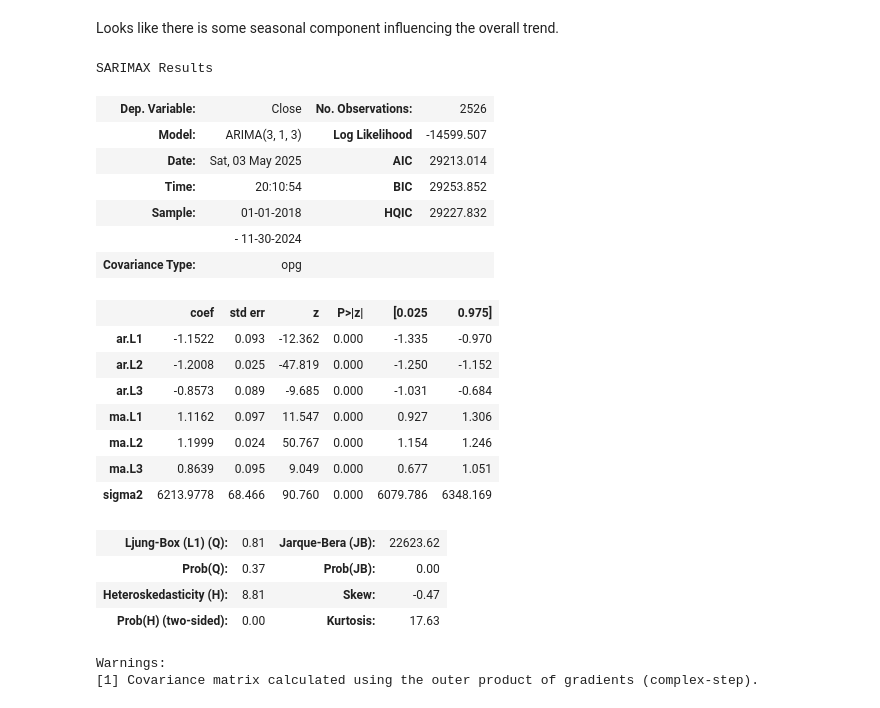
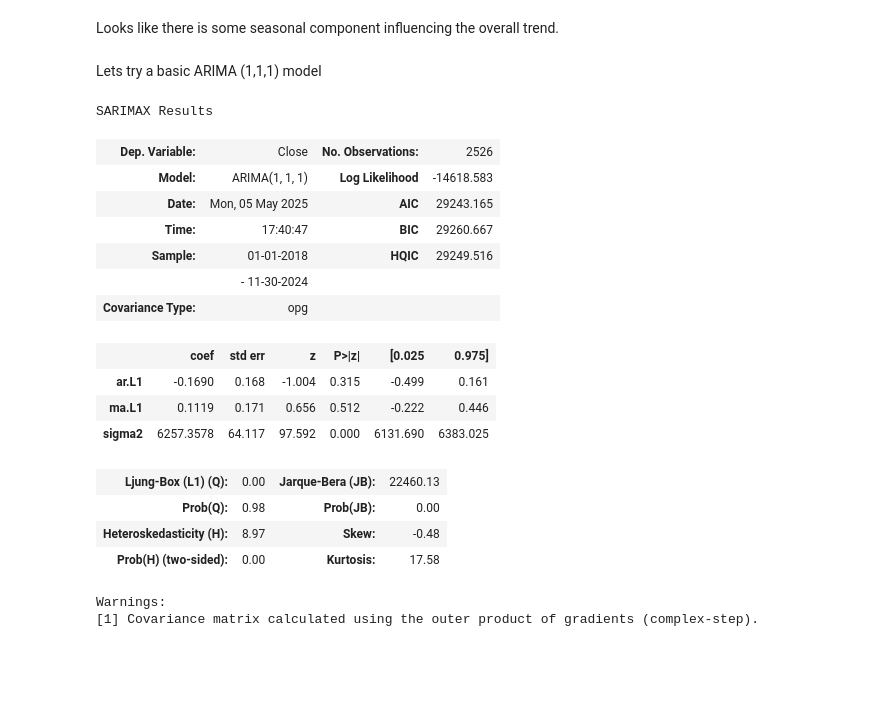
Before and after one commit to STBreeze/Ethereum-Time-Series-Analysis-ARIMA-ARCH-Forecasting, a Jupyter notebook: Ethereum Stock Price Prediction using ARIMA.ipynb, the cells around one changed output. Drawn from its saved outputs; the diff is of its cells as text; code cells hidden in the pictures; blank space fills up the shorter version.

```diff
--- a/Ethereum Stock Price Prediction using ARIMA.ipynb
+++ b/Ethereum Stock Price Prediction using ARIMA.ipynb
@@ -286,31 +296,29 @@ Looks like there is some seasonal component influencing the overall trend.
 # %%
 train_data = data[data.index < '2024-12-01']['Close']
 test_data = data[data.index >= '2024-12-01']['Close']
+# %% [markdown]
+Lets try a basic ARIMA (1,1,1) model
 # %%
-arima = ARIMA(train_data, order=(3,1,3))
+arima = ARIMA(train_data, order=(1,1,1))
 model_fit = arima.fit()
 model_fit.summary()
 # %% [output]
 SARIMAX Results
 | Dep. Variable: | Close | No. Observations: | 2526 |
-| Model: | ARIMA(3, 1, 3) | Log Likelihood | -14599.507 |
-| Date: | Sat, 03 May 2025 | AIC | 29213.014 |
-| Time: | 20:10:54 | BIC | 29253.852 |
-| Sample: | 01-01-2018 | HQIC | 29227.832 |
+| Model: | ARIMA(1, 1, 1) | Log Likelihood | -14618.583 |
+| Date: | Mon, 05 May 2025 | AIC | 29243.165 |
+| Time: | 17:40:47 | BIC | 29260.667 |
+| Sample: | 01-01-2018 | HQIC | 29249.516 |
 |  | - 11-30-2024 |  |  |
 | Covariance Type: | opg |  |  |
 |  | coef | std err | z | P>|z| | [0.025 | 0.975] |
-| ar.L1 | -1.1522 | 0.093 | -12.362 | 0.000 | -1.335 | -0.970 |
-| ar.L2 | -1.2008 | 0.025 | -47.819 | 0.000 | -1.250 | -1.152 |
-| ar.L3 | -0.8573 | 0.089 | -9.685 | 0.000 | -1.031 | -0.684 |
-| ma.L1 | 1.1162 | 0.097 | 11.547 | 0.000 | 0.927 | 1.306 |
-| ma.L2 | 1.1999 | 0.024 | 50.767 | 0.000 | 1.154 | 1.246 |
-| ma.L3 | 0.8639 | 0.095 | 9.049 | 0.000 | 0.677 | 1.051 |
-| sigma2 | 6213.9778 | 68.466 | 90.760 | 0.000 | 6079.786 | 6348.169 |
+| ar.L1 | -0.1690 | 0.168 | -1.004 | 0.315 | -0.499 | 0.161 |
+| ma.L1 | 0.1119 | 0.171 | 0.656 | 0.512 | -0.222 | 0.446 |
+| sigma2 | 6257.3578 | 64.117 | 97.592 | 0.000 | 6131.690 | 6383.025 |
-| Ljung-Box (L1) (Q): | 0.81 | Jarque-Bera (JB): | 22623.62 |
-| Prob(Q): | 0.37 | Prob(JB): | 0.00 |
-| Heteroskedasticity (H): | 8.81 | Skew: | -0.47 |
-| Prob(H) (two-sided): | 0.00 | Kurtosis: | 17.63 |
+| Ljung-Box (L1) (Q): | 0.00 | Jarque-Bera (JB): | 22460.13 |
+| Prob(Q): | 0.98 | Prob(JB): | 0.00 |
+| Heteroskedasticity (H): | 8.97 | Skew: | -0.48 |
+| Prob(H) (two-sided): | 0.00 | Kurtosis: | 17.58 |
 Warnings:
 [1] Covariance matrix calculated using the outer product of gradients (complex-step).
 # %%
```
Also changed, not shown: parts of 25 cells of this notebook.
